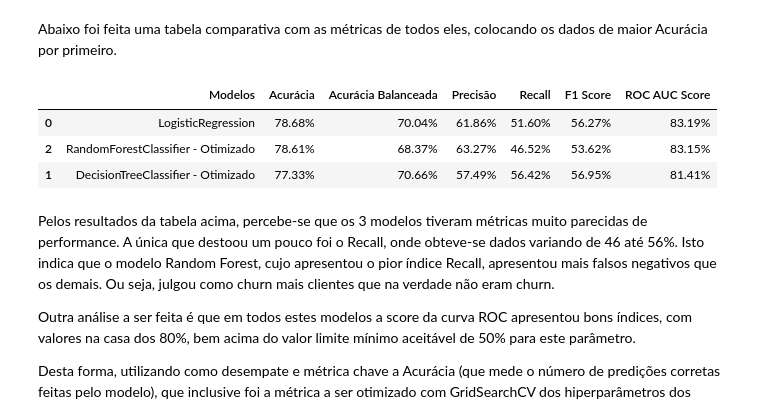
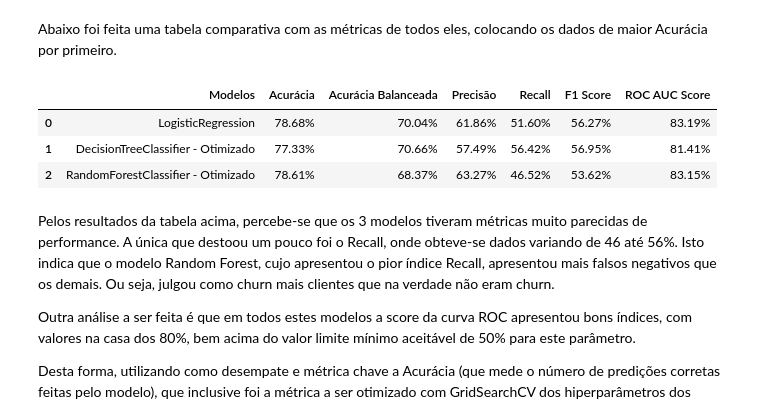
Before and after one commit to rfprates/modelo_classificacao_analise_churn, a Jupyter notebook: modelo_classificacao_churn.ipynb, the cells around one changed output. Saved outputs shown, nothing was run; the diff lists cells and outputs as text; code cells hidden in the pictures.

```diff
--- a/modelo_classificacao_churn.ipynb
+++ b/modelo_classificacao_churn.ipynb
@@ -898,36 +898,36 @@ acuracia_balanceada = [balanced_accuracy_score(y_test, y_pred_lr), balanced_accu
 
 precisao = [precision_score(y_test, y_pred_lr), precision_score(y_test, y_pred_tree_tun),
             precision_score(y_test, y_pred_rf_tun)]
 
 recall = [recall_score(y_test, y_pred_lr), recall_score(y_test, y_pred_tree_tun), recall_score(y_test, y_pred_rf_tun)]
 
 f1 = [f1_score(y_test, y_pred_lr), f1_score(y_test, y_pred_tree_tun), f1_score(y_test, y_pred_rf_tun)]
 
 roc_auc = [roc_auc_score(y_test, lr_model.predict_proba(x_test)[:,1]),
            roc_auc_score(y_test, tree_tunned.predict_proba(x_test)[:,1]),
            roc_auc_score(y_test, rf_tunned.predict_proba(x_test)[:,1])]
 
 modelos = ['LogisticRegression', 'DecisionTreeClassifier - Otimizado', 'RandomForestClassifier - Otimizado']
 
 metricas = pd.DataFrame(
     data = {
         'Modelos': modelos,
         'Acurácia': acuracia,
         'Acurácia Balanceada': acuracia_balanceada,
         'Precisão': precisao,
         'Recall': recall,
         'F1 Score': f1,
         'ROC AUC Score': roc_auc
     }
-).sort_values(by = 'Acurácia', ascending = False)
+)
 
 metricas.style.format('{:.2%}', subset = ['Acurácia', 'Acurácia Balanceada', 'Precisão', 'Recall', 'F1 Score',
                                                     'ROC AUC Score'])
 # %% [output]
 |  | Modelos | Acurácia | Acurácia Balanceada | Precisão | Recall | F1 Score | ROC AUC Score |
 | 0 | LogisticRegression | 78.68% | 70.04% | 61.86% | 51.60% | 56.27% | 83.19% |
+| 1 | DecisionTreeClassifier - Otimizado | 77.33% | 70.66% | 57.49% | 56.42% | 56.95% | 81.41% |
 | 2 | RandomForestClassifier - Otimizado | 78.61% | 68.37% | 63.27% | 46.52% | 53.62% | 83.15% |
-| 1 | DecisionTreeClassifier - Otimizado | 77.33% | 70.66% | 57.49% | 56.42% | 56.95% | 81.41% |
 # %% [markdown]
 Pelos resultados da tabela acima, percebe-se que os 3 modelos tiveram métricas muito parecidas de performance. A única que destoou um pouco foi o Recall, onde obteve-se dados variando de 46 até 56%. Isto indica que o modelo Random Forest, cujo apresentou o pior índice Recall, apresentou mais falsos negativos que os demais. Ou seja, julgou como churn mais clientes que na verdade não eram churn.
 
```
Also changed, not shown: parts of 1 cell of this notebook.
